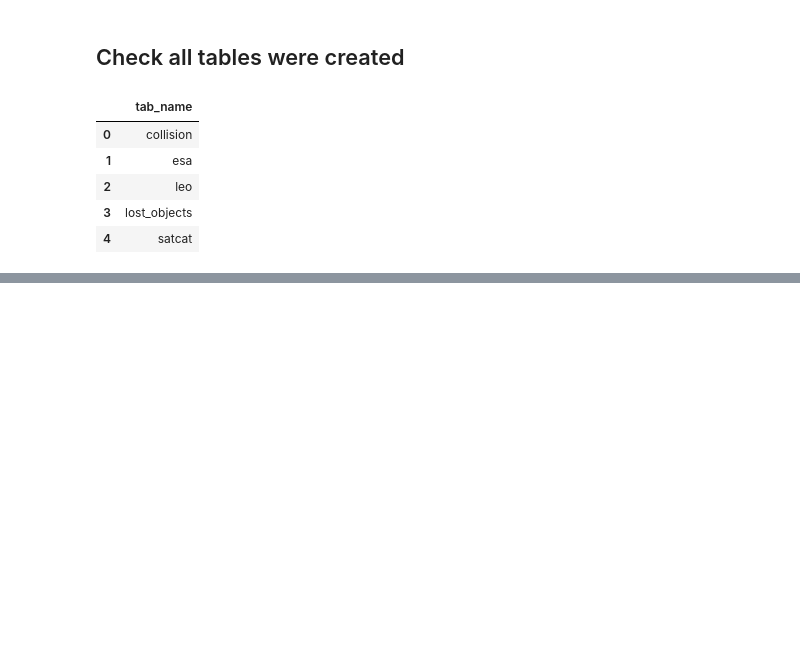
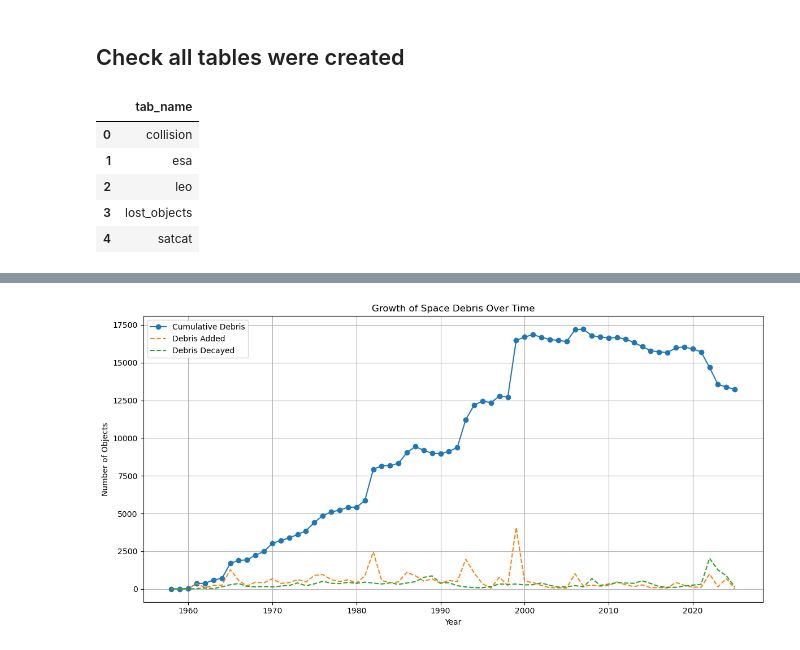
Before and after one commit to tkbarb10/ADS508-GroupProject, a Jupyter notebook: new_main.ipynb, the cells around one changed output, grey strips where cells are left out. Saved outputs shown, nothing was run; the diff lists cells and outputs as text; code cells hidden in the pictures; blank space fills up the shorter version.

Commit message:
Added more to main notebook, deleted Spacewaste code that isn't being used and Transformations folder

```diff
--- a/new_main.ipynb
+++ b/new_main.ipynb
@@ -1261,0 +1276,43 @@ pd.read_sql("SHOW TABLES", project_conn)
+# %%
+#Subset the data frame by debris objects
+
+debris_df  = df[df['object_type'] == 'DEBRIS']
+# %%
+# Create year only columns
+
+debris_df['decay_year'] = debris_df['decay_date'].dt.year
+debris_df['launch_year'] = debris_df['launch_date'].dt.year
+# %%
+# Aggregate the counts for launches and decay
+
+launch_counts = debris_df['launch_year'].value_counts().sort_index()
+decay_counts = debris_df['decay_year'].value_counts().sort_index()
+# %%
+# Create data frame of relevant data
+
+years = range(debris_df["launch_year"].min(), pd.Timestamp.now().year + 1)
+summary = pd.DataFrame(index=years)
+summary["Debris_Added"] = launch_counts
+summary["Debris_Decayed"] = decay_counts
+summary = summary.fillna(0)
+
+# Compute cumulative net debris
+summary["Net_Change"] = summary["Debris_Added"] - summary["Debris_Decayed"]
+summary["Cumulative_Debris"] = summary["Net_Change"].cumsum()
+# %%
+# Plot debris accumulation
+
+plt.figure(figsize=(12, 6))
+plt.plot(summary.index, summary["Cumulative_Debris"], label="Cumulative Debris", marker='o')
+plt.plot(summary.index, summary["Debris_Added"], label="Debris Added", linestyle='--')
+plt.plot(summary.index, summary["Debris_Decayed"], label="Debris Decayed", linestyle='--')
+
+plt.title("Growth of Space Debris Over Time")
+plt.xlabel("Year")
+plt.ylabel("Number of Objects")
+plt.legend()
+plt.grid(True)
+plt.tight_layout()
+plt.show()
+# %% [output]
+[figure, added]
```
Also changed, not shown: parts of 41 cells of this notebook, 4 other files.
